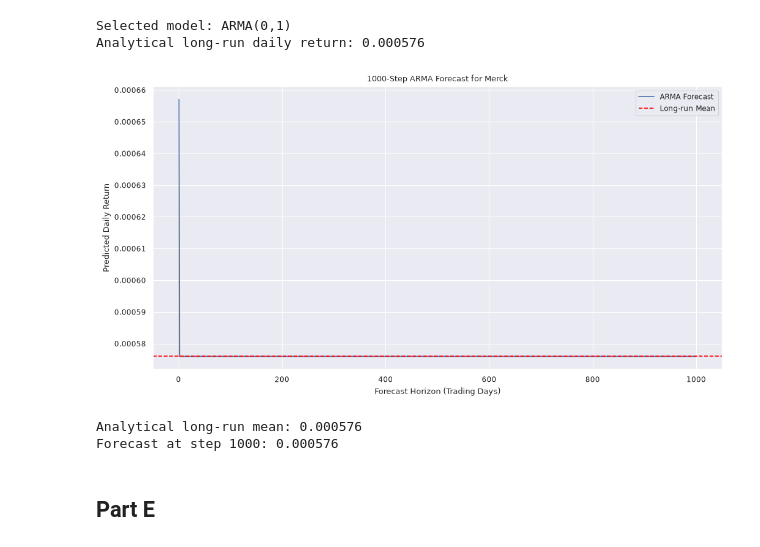
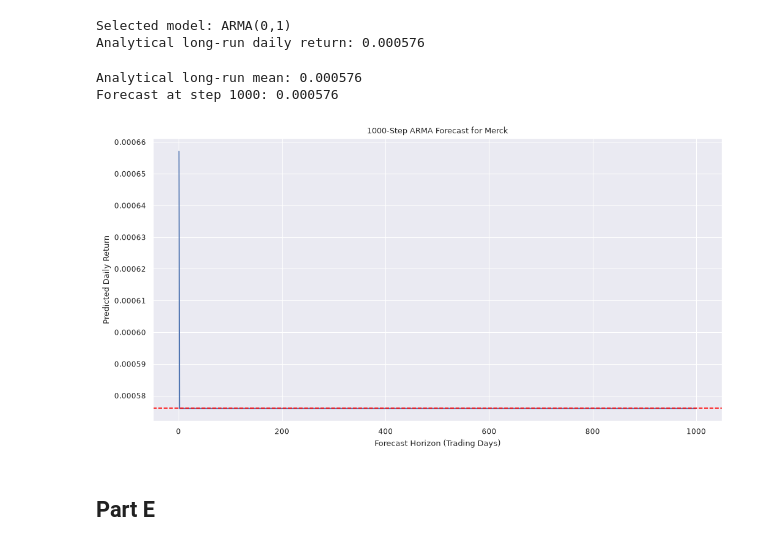
Before and after one commit to naziferam/ECON-Group-Project-, a Jupyter notebook: Project_Notebook.ipynb, the cells around one changed output. Cells and saved outputs as stored; diff of their text form; code cells hidden in the pictures.

```diff
--- a/Project_Notebook.ipynb
+++ b/Project_Notebook.ipynb
@@ -1234,36 +1238,34 @@ Analytical long-run daily return: 0.000576
 # %%
 # Part 6(d) - 1000-step dynamic forecast
 
 # Refit the selected ARMA model using a numerical index
 returns_for_forecast = mrk_return_daily.dropna().reset_index(drop=True)
 
 forecast_model = fit_ARMA(returns_for_forecast, best_p, best_q)
 
 # Forecast the next 1000 trading periods
 forecast_1000 = forecast_model.get_forecast(steps=1000)
 forecast_values = forecast_1000.predicted_mean
 
 # Plot forecasts and analytical long-run mean
 plt.figure(figsize=(12, 6))
 
 plt.plot(range(1, 1001), forecast_values,
          label='ARMA Forecast')
 
 plt.axhline(y=long_run_mean, color='red',
             linestyle='--', label='Long-run Mean')
 
 plt.xlabel('Forecast Horizon (Trading Days)')
 plt.ylabel('Predicted Daily Return')
 plt.title('1000-Step ARMA Forecast for Merck')
-plt.legend()
-plt.show()
 
 print(f"Analytical long-run mean: {long_run_mean:.6f}")
 print(f"Forecast at step 1000: {forecast_values.iloc[-1]:.6f}")
 # %% [output]
+Analytical long-run mean: 0.000576
+Forecast at step 1000: 0.000576
-[figure, old version]
+[figure, new version]
-Analytical long-run mean: 0.000576
-Forecast at step 1000: 0.000576
 # %% [markdown]
 ## Part E
 # %%
```
Also changed, not shown: parts of 21 cells of this notebook.
